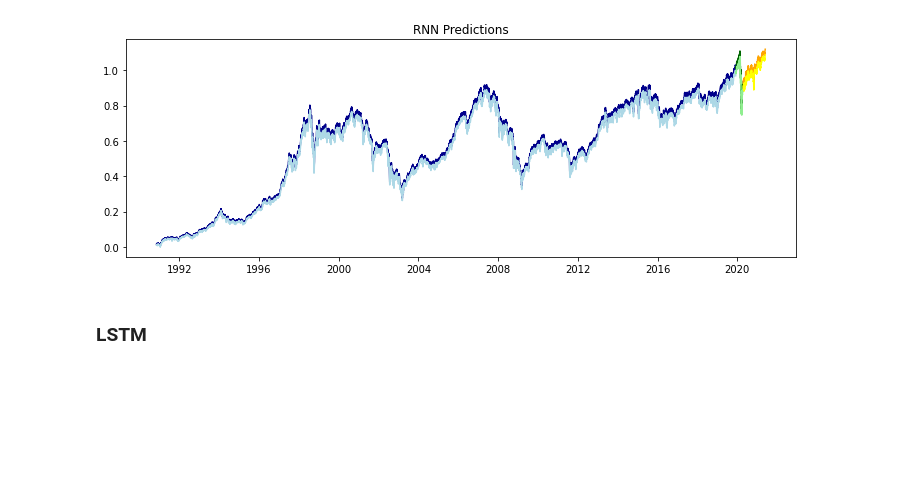
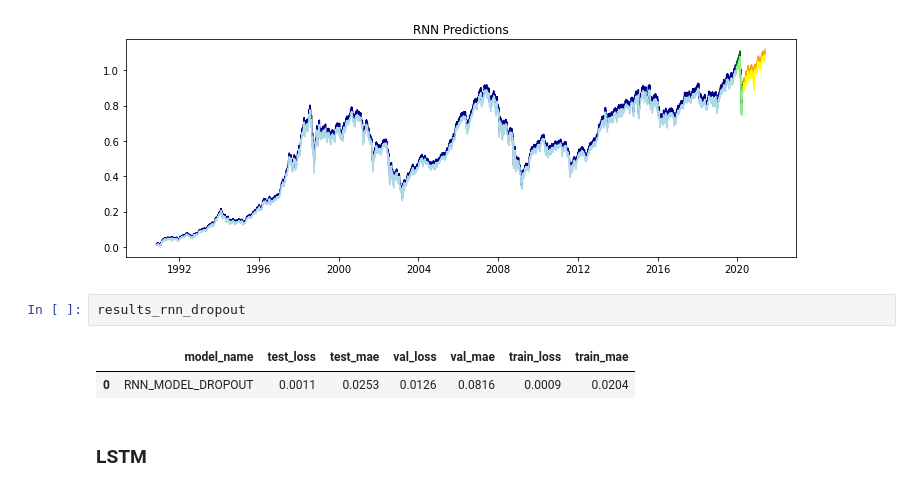
Before and after one commit to JoaoMorais96/Project_DLMF, a Jupyter notebook: Project_final.ipynb, the cells around one changed output. Saved outputs shown, nothing was run; the diff lists cells and outputs as text; blank space fills up the shorter version.

```diff
--- a/Project_final.ipynb
+++ b/Project_final.ipynb
@@ -2516,6 +2516,11 @@ Shape of train_preds: (7311, 1, 1)
 Shape of val_preds: (90, 1, 1)
 Shape of test_preds: (270, 1, 1)
 [figure]
+# %%
+results_rnn_dropout
+# %% [output]
+|  | model_name | test_loss | test_mae | val_loss | val_mae | train_loss | train_mae |
+| 0 | RNN_MODEL_DROPOUT | 0.0011 | 0.0253 | 0.0126 | 0.0816 | 0.0009 | 0.0204 |
 # %% [markdown]
 ### LSTM
 # %%
```
